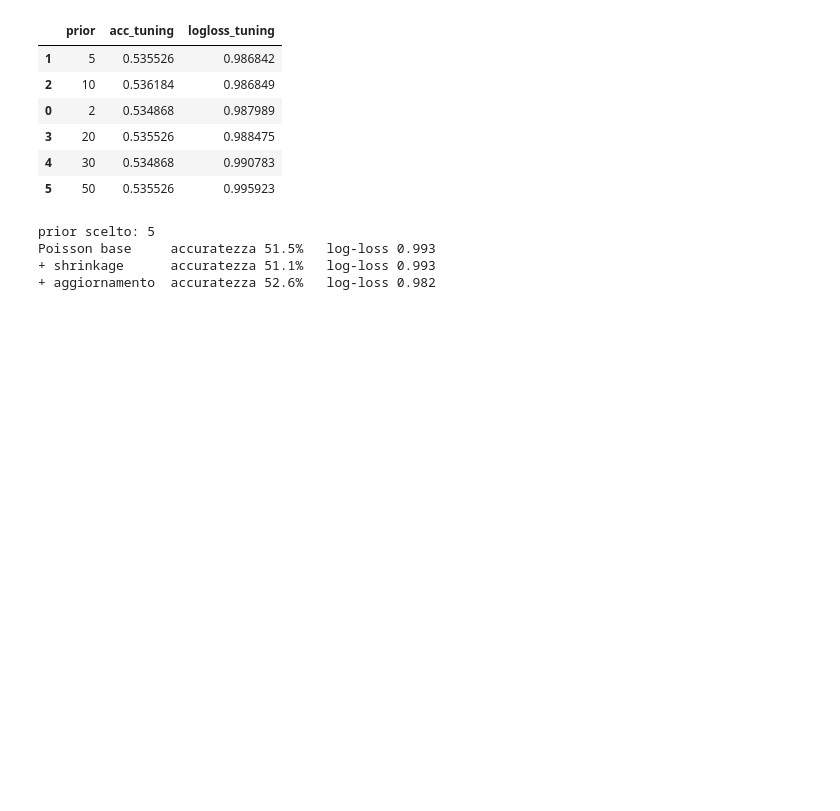
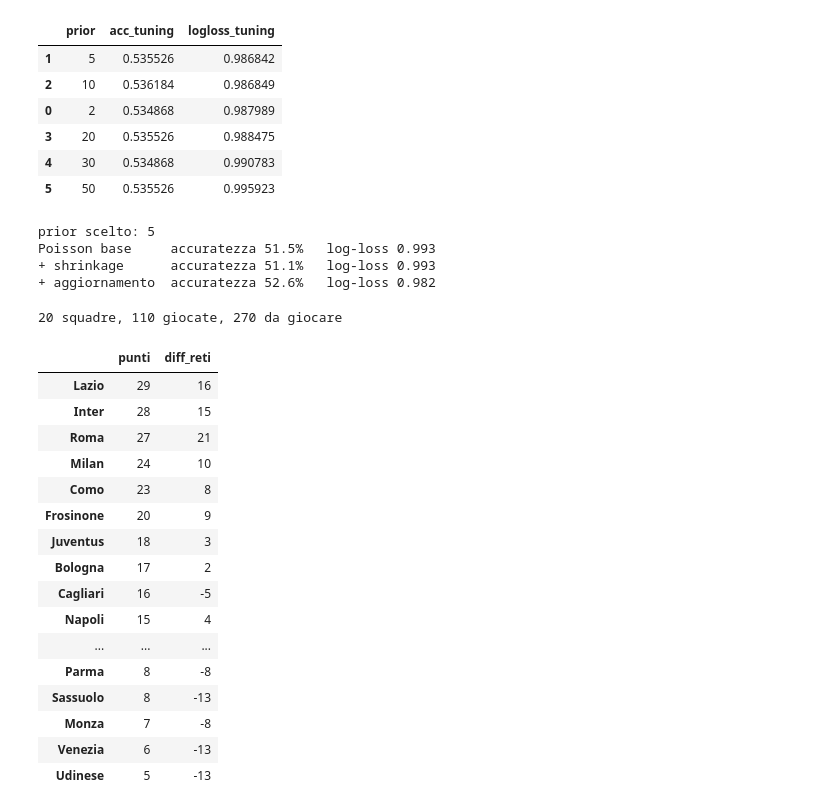
Before and after one commit to gvizzcp/SerieA-Predictor, a Jupyter notebook: notebooks/03_poisson.ipynb, the cells around one changed output. Drawn from its saved outputs; the diff is of its cells as text; code cells hidden in the pictures; blank space fills up the shorter version.

```diff
--- a/notebooks/03_poisson.ipynb
+++ b/notebooks/03_poisson.ipynb
@@ -198,3 +198,47 @@ prior scelto: 5
 Poisson base     accuratezza 51.5%   log-loss 0.993
 + shrinkage      accuratezza 51.1%   log-loss 0.993
 + aggiornamento  accuratezza 52.6%   log-loss 0.982
+# %%
+PRIOR = 5
+corrente = df[df["Season"] == "2627"]
+squadre = sorted(set(corrente["HomeTeam"]) | set(corrente["AwayTeam"]))
+idx = {s: i for i, s in enumerate(squadre)}
+
+train = df[df["Season"].isin(["2324", "2425", "2526", "2627"])]
+forze, mc, mt = stima_forze(train, PRIOR)
+
+giocate = set(zip(corrente["HomeTeam"], corrente["AwayTeam"]))
+restanti = [(c, t) for c in squadre for t in squadre if c != t and (c, t) not in giocate]
+print(len(squadre), "squadre,", len(corrente), "giocate,", len(restanti), "da giocare")
+# %% [output]
+20 squadre, 110 giocate, 270 da giocare
+# %%
+punti0 = np.zeros(len(squadre))
+dr0 = np.zeros(len(squadre))
+for r in corrente.itertuples():
+    c, t = idx[r.HomeTeam], idx[r.AwayTeam]
+    punti0[c] += 3 if r.FTR == "H" else 1 if r.FTR == "D" else 0
+    punti0[t] += 3 if r.FTR == "A" else 1 if r.FTR == "D" else 0
+    dr0[c] += r.FTHG - r.FTAG
+    dr0[t] += r.FTAG - r.FTHG
+
+pd.DataFrame({"punti": punti0, "diff_reti": dr0}, index=squadre).astype(int).sort_values(
+    ["punti", "diff_reti"], ascending=False)
+# %% [output]
+|  | punti | diff_reti |
+| Lazio | 29 | 16 |
+| Inter | 28 | 15 |
+| Roma | 27 | 21 |
+| Milan | 24 | 10 |
+| Como | 23 | 8 |
+| Frosinone | 20 | 9 |
+| Juventus | 18 | 3 |
+| Bologna | 17 | 2 |
+| Cagliari | 16 | -5 |
+| Napoli | 15 | 4 |
+| ... | ... | ... |
+| Parma | 8 | -8 |
+| Sassuolo | 8 | -13 |
+| Monza | 7 | -8 |
+| Venezia | 6 | -13 |
+| Udinese | 5 | -13 |
```
Also changed, not shown: parts of 3 cells of this notebook.
